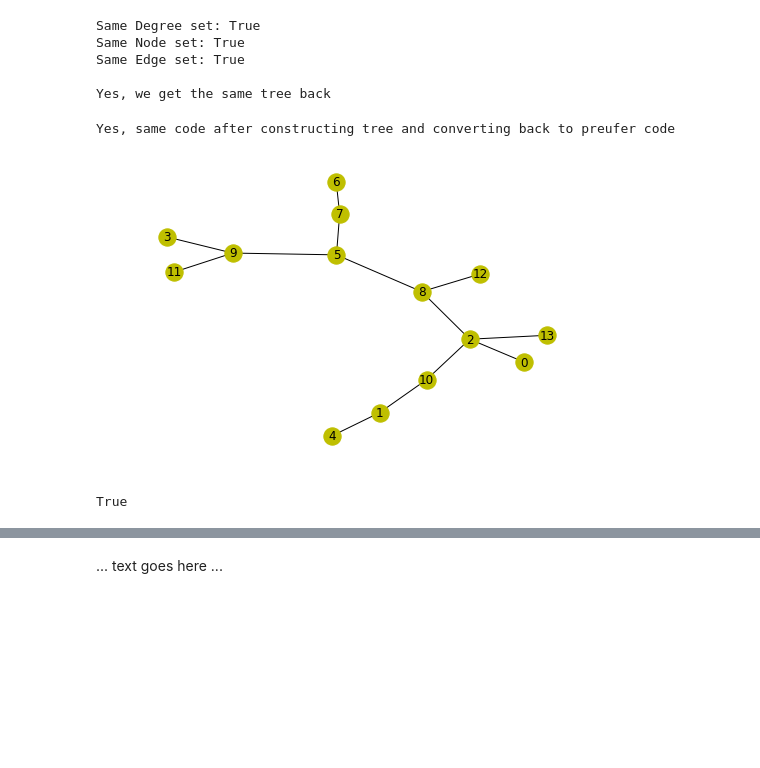
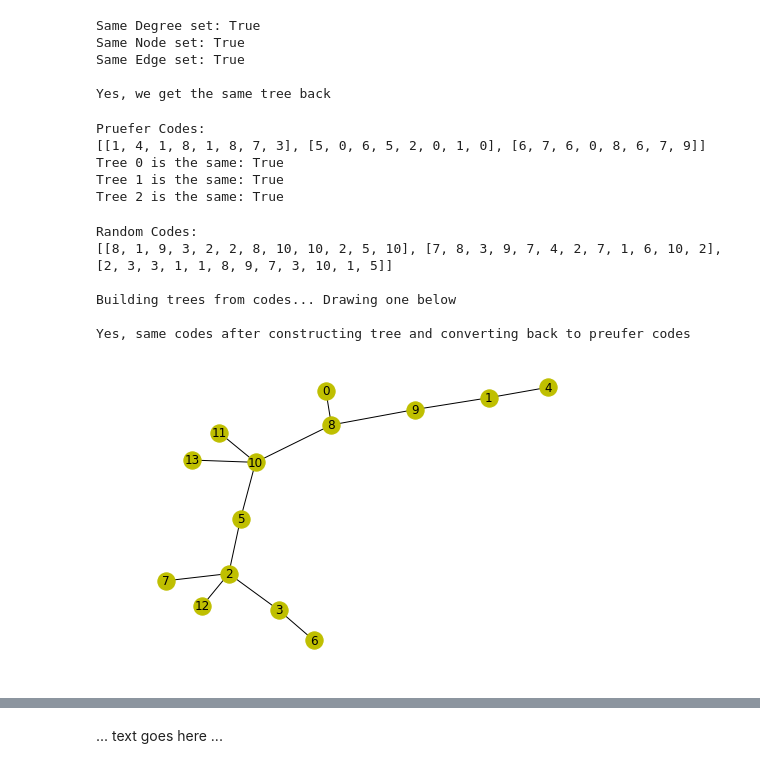
Before and after one commit to faddleb/cs4423, a Jupyter notebook: assignment1.ipynb, the cells around one changed output, grey strips where cells are left out. Cells and saved outputs as stored; diff of their text form; code cells hidden in the pictures; blank space fills up the shorter version.

```diff
--- a/assignment1.ipynb
+++ b/assignment1.ipynb
@@ -255,23 +324,57 @@ Same Node set: True
 Same Edge set: True
 
 Yes, we get the same tree back
+# %%
+# Do the same for a 3 more random trees with n = 10,11,12 ... nodes
+amt = 3
+
+# Choose random n's between 10 and 15
+# Ns = [random.randint(10, 15) for i in range(amt)]
+Ns = [10 for i in range(amt)]
+
+# Construct random trees on n's
+Ts = [nx.random_tree(Ns[i]) for i in range(amt)]
+
+# Compute Pruefer Codes
+codes = [pruefer_code(Ts[i]) for i in range(amt)]
+print("Pruefer Codes: \n" + str(codes))
+
+# Convert codes back into trees
+T2s = [tree_pruefer(codes[i]) for i in range(amt)]
+
+# Compare trees (use is_isomorphic this time to confirm equality)
+for i in range(amt):
+    print('Tree ' + str(i) + ' is the same: ' + str(is_isomorphic(Ts[i], T2s[i])))
+# %% [output]
+Pruefer Codes:
+[[1, 4, 1, 8, 1, 8, 7, 3], [5, 0, 6, 5, 2, 0, 1, 0], [6, 7, 6, 0, 8, 6, 7, 9]]
+Tree 0 is the same: True
+Tree 1 is the same: True
+Tree 2 is the same: True
 # %%
-# Part 2
+# Part 2: choose random preufer codes (3), build trees, convert back, compare difference
+amt = 3
+
 # Randomly choose pruefer codes: using same random int generated earlier for N
-random_code = [random.randint(1, N) for i in range(N +2)]
+random_codes = [[random.randint(1, N) for i in range(N +2)] for j in range(amt)]
+print('Random Codes: \n' + str(random_codes))
+
 # Construct corresponding trees
-T = tree_pruefer(random_code)
-# Draw it
-nx.draw(T, **opts)
+Ts = [tree_pruefer(random_codes[i]) for i in range(amt)]
+print('\nBuilding trees from codes... Drawing one below\n')
+
+# Draw one
+nx.draw(Ts[0], **opts)
+
 # Convert back to pruefer code. Q: Same code back?
-T_code = pruefer_code(T)
-if(T_code == random_code): print('Yes, same code after constructing tree and converting back to preufer code')
+T_codes = [pruefer_code(Ts[i]) for i in range(amt)]
+if(T_codes == random_codes): print('Yes, same codes after constructing tree and converting back to preufer codes')
 else: print('No, Codes are not the same')
 # %% [output]
-Yes, same code after constructing tree and converting back to preufer code
+Random Codes:
+[[8, 1, 9, 3, 2, 2, 8, 10, 10, 2, 5, 10], [7, 8, 3, 9, 7, 4, 2, 7, 1, 6, 10, 2], [2, 3, 3, 1, 1, 8, 9, 7, 3, 10, 1, 5]]
+
+Building trees from codes... Drawing one below
+
+Yes, same codes after constructing tree and converting back to preufer codes
-[figure, old version]
+[figure, new version]
-# %%
-# Part 3
-n
-# %% [output]
-True
```
Also changed, not shown: parts of 19 cells of this notebook, 2 other files.
